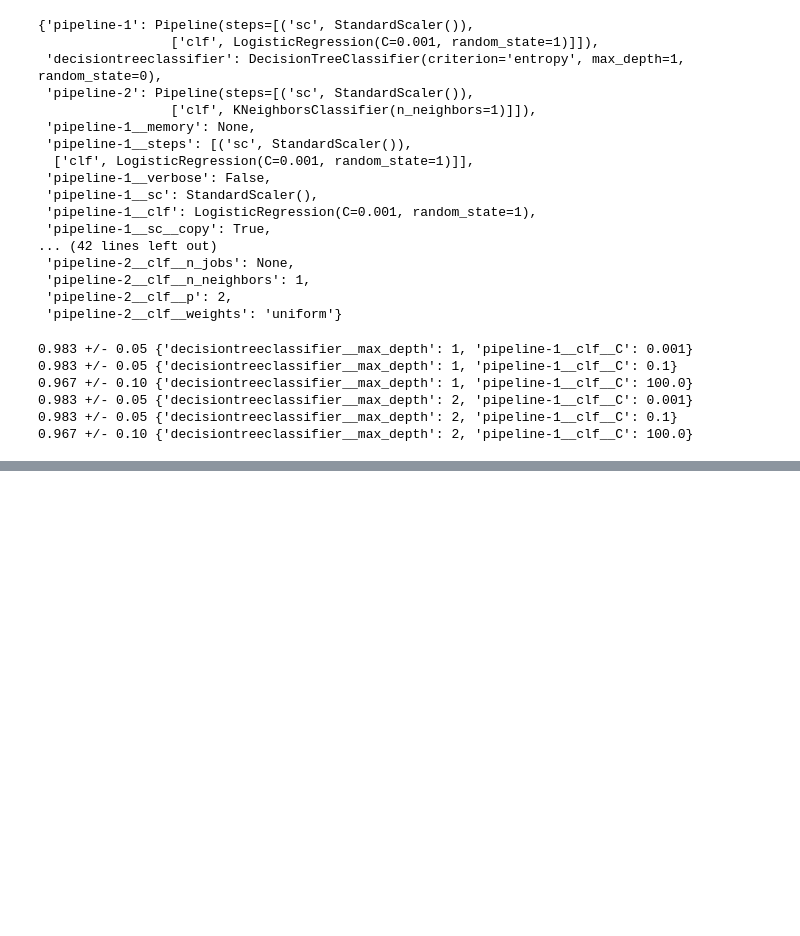
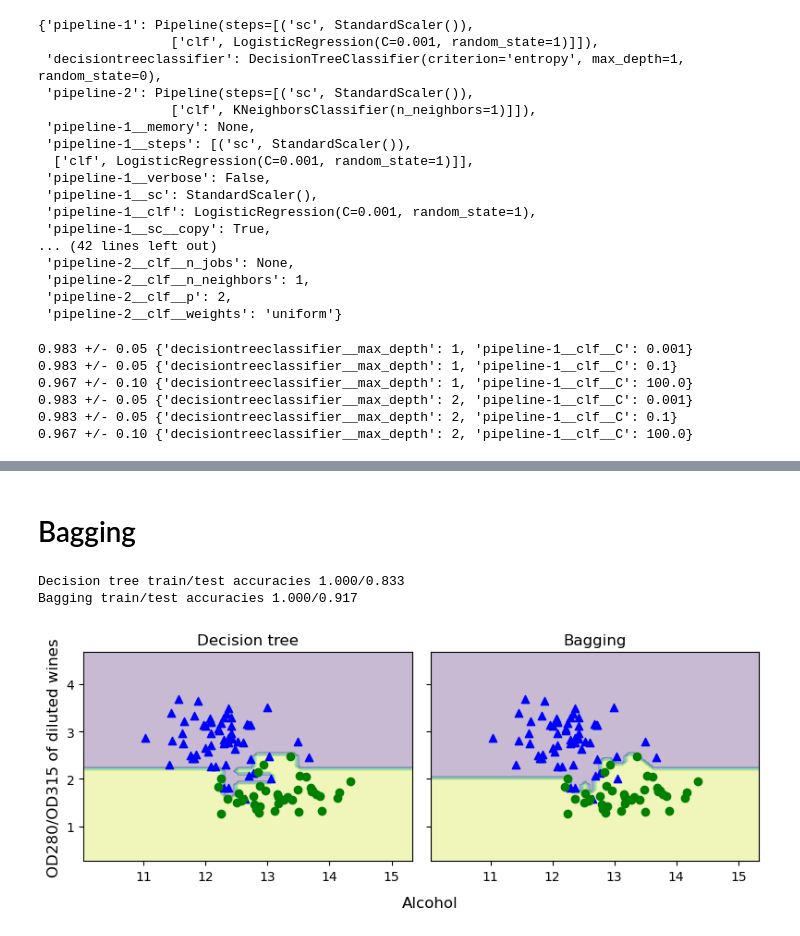
Before and after one commit to danwein8/ML_Book, a Jupyter notebook: ch07/Chapter7.ipynb, the cells around one changed output, grey strips where cells are left out. Drawn from its saved outputs; the diff is of its cells as text; code cells hidden in the pictures; blank space fills up the shorter version.

```diff
--- a/ch07/Chapter7.ipynb
+++ b/ch07/Chapter7.ipynb
@@ -514,0 +557,2 @@ for r, _ in enumerate(grid.cv_results_['mean_test_score']):
+# %% [markdown]
+# Bagging
@@ -514,0 +611,72 @@ for r, _ in enumerate(grid.cv_results_['mean_test_score']):
+# %%
+from sklearn.metrics import accuracy_score
+
+tree = tree.fit(X_train, y_train)
+y_train_pred = tree.predict(X_train)
+y_test_pred = tree.predict(X_test)
+
+tree_train = accuracy_score(y_train, y_train_pred)
+tree_test = accuracy_score(y_test, y_test_pred)
+print(f'Decision tree train/test accuracies '
+      f'{tree_train:.3f}/{tree_test:.3f}')
+
+bag = bag.fit(X_train, y_train)
+y_train_pred = bag.predict(X_train)
+y_test_pred = bag.predict(X_test)
+
+bag_train = accuracy_score(y_train, y_train_pred)
+bag_test = accuracy_score(y_test, y_test_pred)
+print(f'Bagging train/test accuracies '
+      f'{bag_train:.3f}/{bag_test:.3f}')
+# %% [output]
+Decision tree train/test accuracies 1.000/0.833
+Bagging train/test accuracies 1.000/0.917
+# %%
+import numpy as np
+import matplotlib.pyplot as plt
+
+x_min = X_train[:, 0].min() -1
+x_max = X_train[:, 0].max() +1
+y_min = X_train[:, 1].min() -1
+y_max = X_train[:, 1].max() +1
+
+xx, yy = np.meshgrid(np.arange(x_min, x_max, 0.1),
+                     np.arange(y_min, y_max, 0.1))
+
+f, axarr = plt.subplots(nrows=1, ncols=2,
+                        sharex='col',
+                        sharey='row',
+                        figsize=(8, 3))
+
+for idx, clf, tt in zip([0, 1],
+                        [tree, bag],
+                        ['Decision tree', 'Bagging']):
+    clf.fit(X_train, y_train)
+
+    Z = clf.predict(np.c_[xx.ravel(), yy.ravel()])
+    Z = Z.reshape(xx.shape)
+
+    axarr[idx].contourf(xx, yy, Z, alpha=0.3)
+    axarr[idx].scatter(X_train[y_train == 0, 0],
+                       X_train[y_train == 0, 1],
+                       c='blue', marker='^')
+
+    axarr[idx].scatter(X_train[y_train == 1, 0],
+                       X_train[y_train == 1, 1],
+                       c='green', marker='o')
+
+    axarr[idx].set_title(tt)
+
+axarr[0].set_ylabel('OD280/OD315 of diluted wines', fontsize=12)
+
+plt.tight_layout()
+plt.text(0, -0.2,
+         s='Alcohol',
+         ha='center',
+         va='center',
+         fontsize=12,
+         transform=axarr[1].transAxes)
+
+plt.show()
+# %% [output]
+[figure, added]
```
Also changed, not shown: parts of 15 cells of this notebook.
